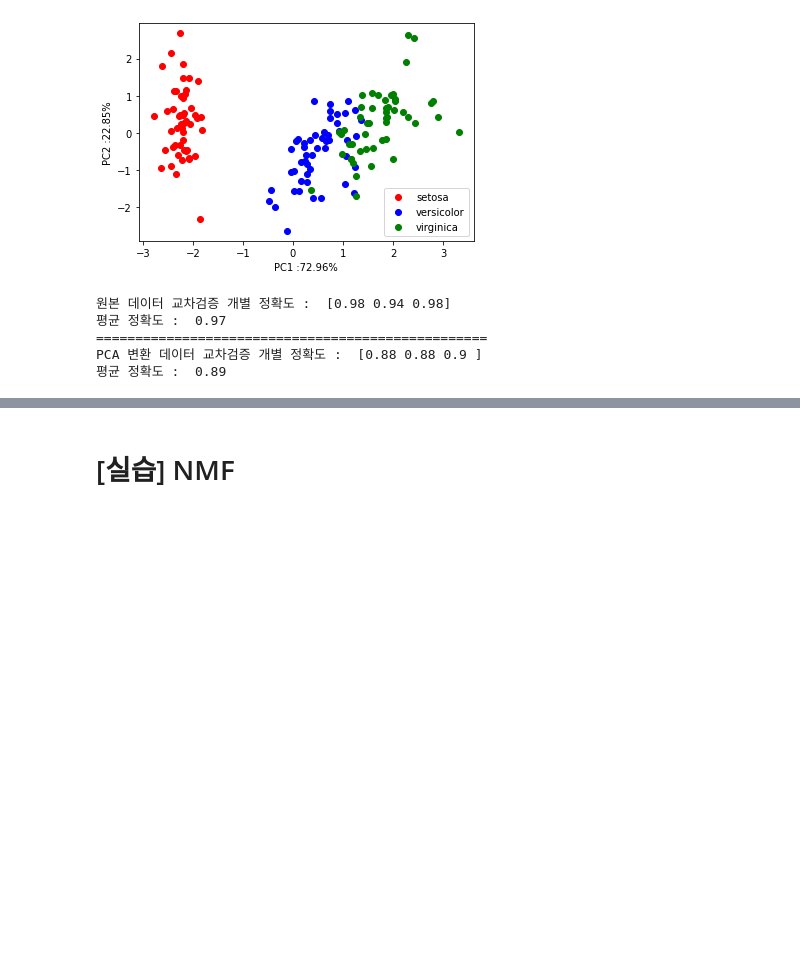
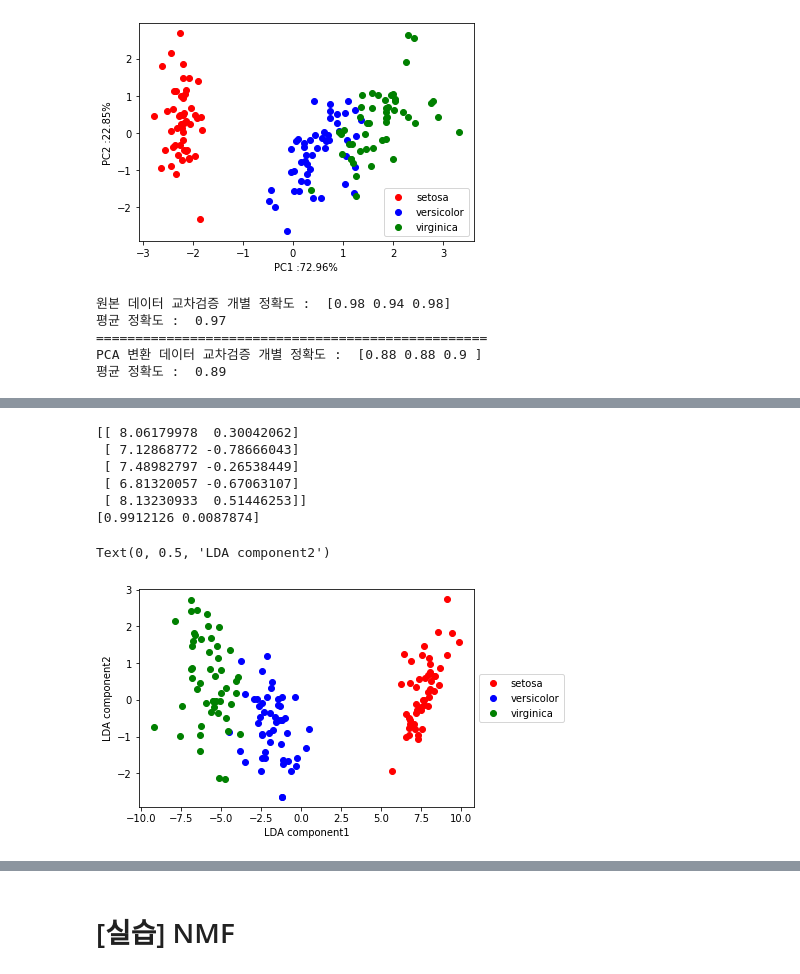
Before and after one commit to ominiv/ML, a Jupyter notebook: Practice/Feature extraction.ipynb, the cells around one changed output, grey strips where cells are left out. Saved outputs shown, nothing was run; the diff lists cells and outputs as text; code cells hidden in the pictures; blank space fills up the shorter version.

```diff
--- a/Practice/Feature extraction.ipynb
+++ b/Practice/Feature extraction.ipynb
@@ -93,0 +95,37 @@ PCA 변환 데이터 교차검증 개별 정확도 :  [0.88 0.88 0.9 ]
+# %%
+from sklearn.discriminant_analysis import LinearDiscriminantAnalysis
+from sklearn.preprocessing import StandardScaler
+from sklearn.datasets import load_iris
+import matplotlib.pyplot as plt
+import pandas as pd
+import numpy as np
+
+iris = load_iris()
+scaled_iris =StandardScaler().fit_transform(iris.data)
+lda = LinearDiscriminantAnalysis(n_components=2)
+lda.fit(scaled_iris,iris.target)
+iris_lda= lda.transform(scaled_iris)
+print(iris_lda[:5])
+print(lda.explained_variance_ratio_)
+# %% [output]
+[[ 8.06179978  0.30042062]
+ [ 7.12868772 -0.78666043]
+ [ 7.48982797 -0.26538449]
+ [ 6.81320057 -0.67063107]
+ [ 8.13230933  0.51446253]]
+[0.9912126 0.0087874]
+# %%
+irisDF_lda = pd.DataFrame(iris_lda,columns=['LDA component1','LDA component2'])
+irisDF_lda['target'] = iris.target
+colors = ['red','blue','green']
+
+for i,color in enumerate(colors):
+    x = irisDF_lda[irisDF_lda['target']==i]['LDA component1']
+    y = irisDF_lda[irisDF_lda['target']==i]['LDA component2']
+    plt.scatter(x,y,c=color,label=iris.target_names[i])
+plt.legend(loc='center left', bbox_to_anchor=(1, 0.5))
+plt.xlabel('LDA component1')
+plt.ylabel('LDA component2')
+# %% [output]
+Text(0, 0.5, 'LDA component2')
+[figure, added]
```
Also changed, not shown: parts of 9 cells of this notebook, 1 other file.
